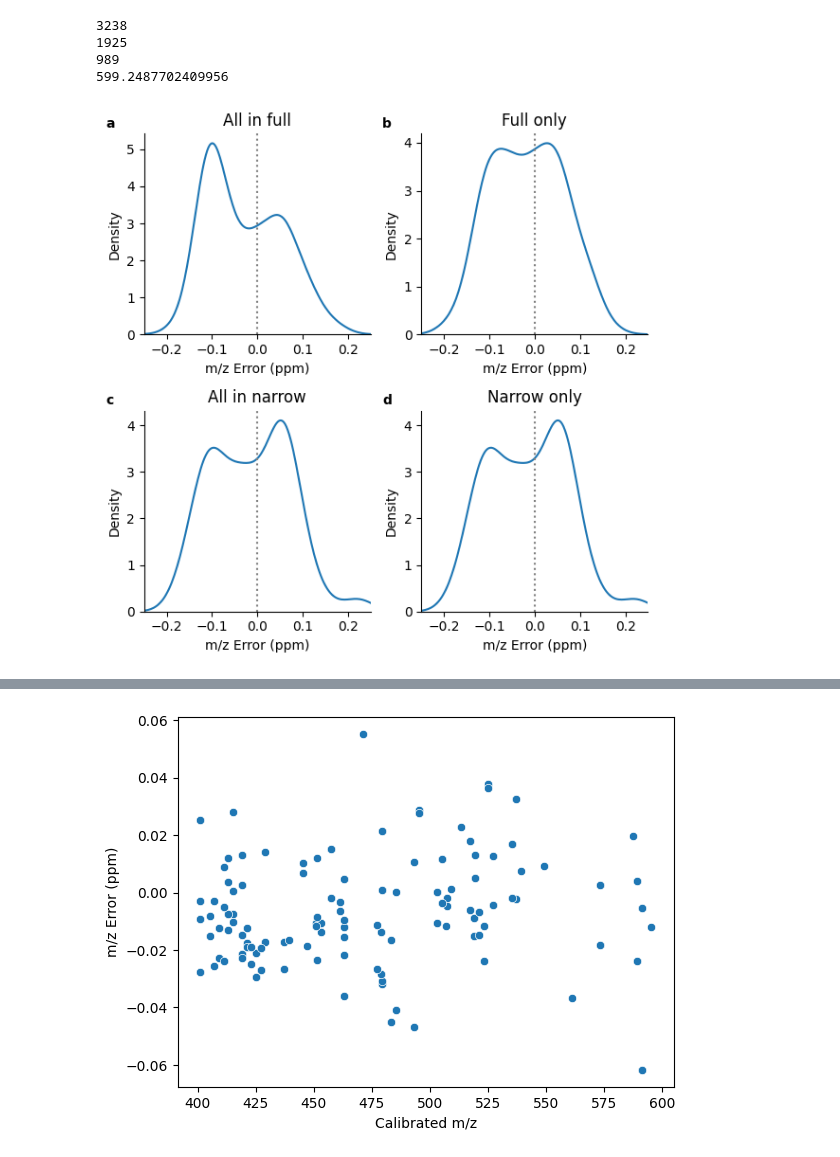
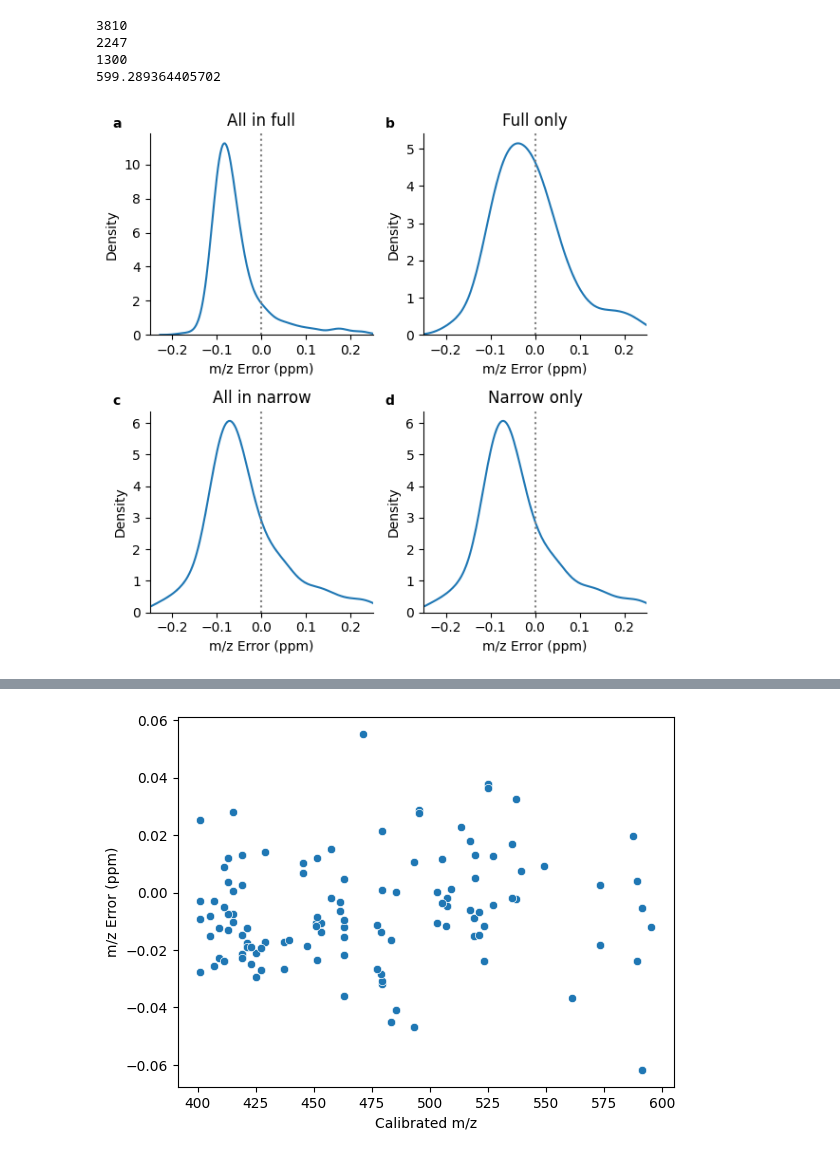
Before and after one commit to rboiteau/CoreMS, a Jupyter notebook: opt_figs-mzwindowing-spring.ipynb, the cells around one changed output, grey strips where cells are left out. Saved outputs shown, nothing was run; the diff lists cells and outputs as text; code cells hidden in the pictures.

```diff
--- a/opt_figs-mzwindowing-spring.ipynb
+++ b/opt_figs-mzwindowing-spring.ipynb
@@ -218,14 +218,14 @@ data_dir = drive_dir
 
 heter = ['N', 'Na', 'S', 'P', 'K', 'Cu','Fe']
 
-results = pd.read_csv(data_dir+'230328_spring-env_pos.csv')
+results = pd.read_csv(data_dir+'230329_spring-env_pos.csv')
 
 postAssignProcess(heter)
 
-results.to_csv(data_dir+'p230328_spring-env_pos.csv')
+results.to_csv(data_dir+'p230329_spring-env_pos.csv')
 
 
-data_df = pd.read_csv(data_dir+'p230328_spring-env_pos.csv'  )
+data_df = pd.read_csv(data_dir+'p230329_spring-env_pos.csv'  )
 
 data_df['Window Size (m/z)'] = data_df['Window Size (m/z)'].map(str)
 
@@ -353,10 +353,11 @@ print(len(df_narrow))
 print(max(df_full['m/z']))
 dd = pd.concat([df_both, df_full,df_narrow])
 
-hetero = 'Na'
-
+hetero = 'P'
+e = 'P'
 xmin = -0.25
 xmax = 0.25
+n = 0
 
 hc = 'mol_class'
 
@@ -364,6 +365,7 @@ fig, ((ax3,ax4),(ax5,ax6)) = plt.subplots(2, 2, figsize = (6,6))
 
 ax = ax3
 df = df_full[df_full[hetero]>0]
+df = df[df[e]==n]
 ax = sns.kdeplot(data=df,x='m/z Error (ppm)', ax=ax, legend = False, palette = sns.color_palette('colorblind'))
 ax.axvline(0, color = 'gray', linestyle = ':')
 ax.set_xlim(xmin,xmax)
@@ -371,6 +373,7 @@ ax.set_title('All in full')
 
 ax = ax5
 df = df_narrow[df_narrow[hetero]> 0]
+df = df[df[e]==n]
 ax = sns.kdeplot(data=df,x='m/z Error (ppm)', ax=ax, legend  = False, palette = sns.color_palette('colorblind'))
 ax.axvline(0, color = 'gray', linestyle = ':')
 ax.set_xlim(xmin,xmax)
@@ -381,39 +384,41 @@ ax.set_title('All in narrow')
 
 ax = ax4
 df = data_df.features_in_full_only[data_df.features_in_full_only[hetero] > 0]
+df = df[df[e]==n]
 ax = sns.kdeplot(data=df,x='m/z Error (ppm)', ax=ax, legend = False, palette = sns.color_palette('colorblind'))
 ax.axvline(0, color = 'gray', linestyle = ':')
 ax.set_xlim(xmin,xmax)
 ax.set_title('Full only')
 
 ax = ax6
 df = data_df.features_in_narrow_only[data_df.features_in_narrow_only[hetero]>0]
+df = df[df[e]==n]
 ax = sns.kdeplot(data=df,x='m/z Error (ppm)', ax=ax, legend = False, palette = sns.color_palette('colorblind'))
 ax.axvline(0, color = 'gray', linestyle = ':')
 ax.set_xlim(xmin,xmax)
 ax.set_title('Narrow only')
 
 lbls_art = []
 lbls = ['a','b','c','d','e']
 axs = [ax3,ax4,ax5,ax6]
 for lbl, ax in zip(lbls,axs):
     l = ax.text(-0.15, 1.05,lbl,
         horizontalalignment='center',
         verticalalignment='center',
         transform = ax.transAxes, fontweight='bold', fontsize = 10)
     lbls_art.append(l)
 
 
 fig.tight_layout()
 
 #plt.show()
 sns.despine()
 lbla, lblb, lblc, lbld= lbls_art
 plt.show()
 #plt.savefig(svdir + 'mz_error_CHO_CHON_windows_spring-env.pdf', bbox_extra_artists=(leg,lbla,lblb,lblc,lbld), bbox_inches='tight')
 # %% [output]
-3238
-1925
-989
-599.2487702409956
+3810
+2247
+1300
+599.289364405702
-[figure, old version]
+[figure, new version]
```
Also changed, not shown: parts of 4 cells of this notebook, 2 other files.
